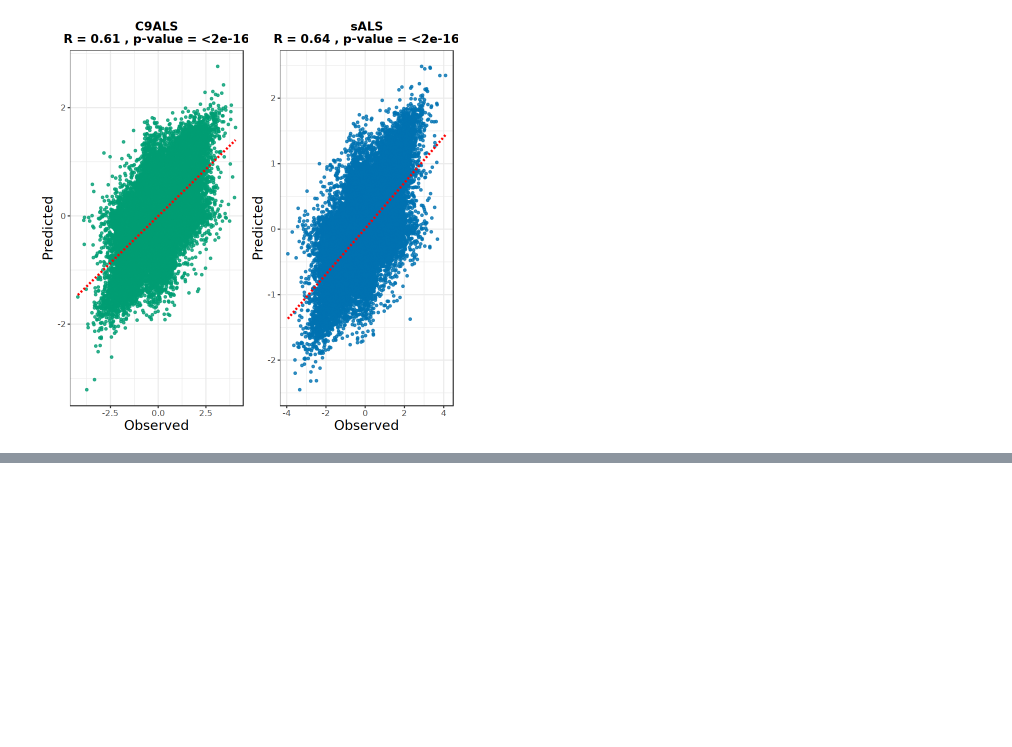
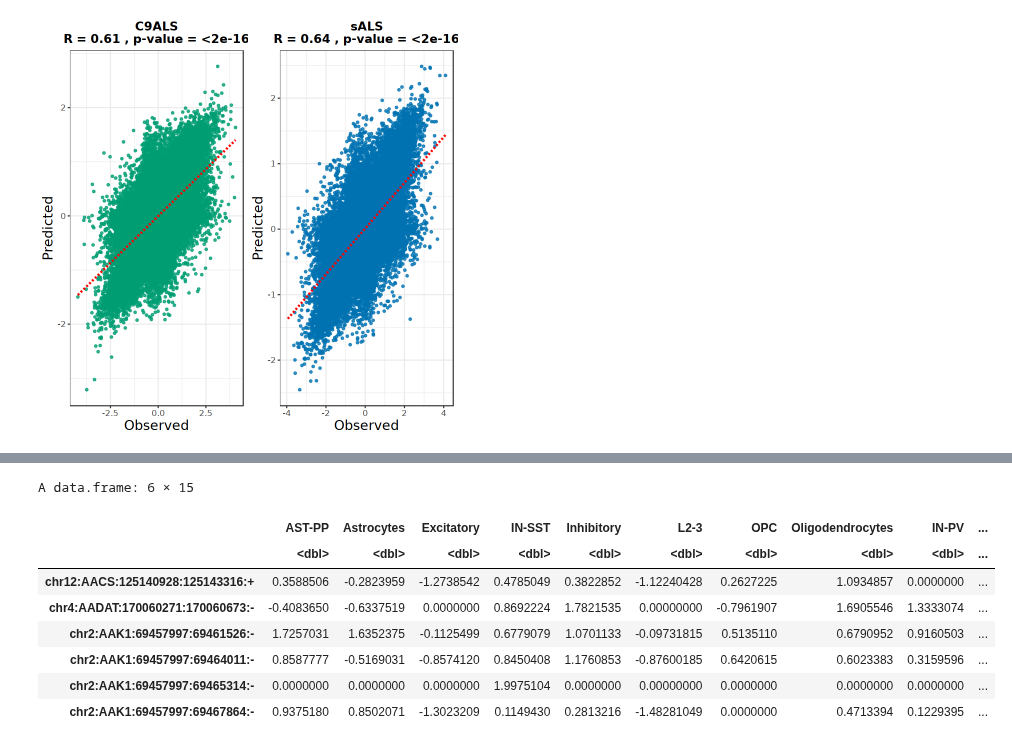
Before and after one commit to AidenSb/APA, a Jupyter notebook: For_DL_model/Model_performance_plots.ipynb, the cells around one changed output, grey strips where cells are left out. Saved outputs shown, nothing was run; the diff lists cells and outputs as text; code cells hidden in the pictures; blank space fills up the shorter version.

```diff
--- a/For_DL_model/Model_performance_plots.ipynb
+++ b/For_DL_model/Model_performance_plots.ipynb
@@ -101,0 +150,35 @@ ggsave("/data1/APA/Paul_ALS_Data/bams_in/subscelltype_bamfiles/Mapper_outs/resul
+# %%
+library(dplyr)
+library(reshape2)
+library(ggplot2)
+library(corrplot)
+
+# Assume c9meta and sAmeta are your dataframes
+all_celltypes <- c9_meta
+
+# Create a zero matrix
+meta_matrix <- matrix(0, nrow = length(unique(all_celltypes$switch_id)),
+                      ncol = length(unique(all_celltypes$celltype)))
+rownames(meta_matrix) <- unique(all_celltypes$switch_id)
+colnames(meta_matrix) <- unique(all_celltypes$celltype)
+
+# Fill the matrix
+for (celltype in unique(all_celltypes$celltype)){
+  switch_ids <- all_celltypes[all_celltypes$celltype == celltype, "switch_id"]
+  APA_lfc <- all_celltypes[all_celltypes$celltype == celltype, "APA_lfc"]
+  meta_matrix[switch_ids, celltype] <- APA_lfc
+}
+
+# Convert the matrix to a dataframe
+c9meta_df <- as.data.frame(meta_matrix)
+head(c9meta_df)
+# %% [output]
+A data.frame: 6 × 15
+|  | AST-PP | Astrocytes | Excitatory | IN-SST | Inhibitory | L2-3 | OPC | Oligodendrocytes | IN-PV | ... |
+|  | <dbl> | <dbl> | <dbl> | <dbl> | <dbl> | <dbl> | <dbl> | <dbl> | <dbl> | ... |
+| chr12:AACS:125140928:125143316:+ | 0.3588506 | -0.2823959 | -1.2738542 | 0.4785049 | 0.3822852 | -1.12240428 | 0.2627225 | 1.0934857 | 0.0000000 | ... |
+| chr4:AADAT:170060271:170060673:- | -0.4083650 | -0.6337519 | 0.0000000 | 0.8692224 | 1.7821535 | 0.00000000 | -0.7961907 | 1.6905546 | 1.3333074 | ... |
+| chr2:AAK1:69457997:69461526:- | 1.7257031 | 1.6352375 | -0.1125499 | 0.6779079 | 1.0701133 | -0.09731815 | 0.5135110 | 0.6790952 | 0.9160503 | ... |
+| chr2:AAK1:69457997:69464011:- | 0.8587777 | -0.5169031 | -0.8574120 | 0.8450408 | 1.1760853 | -0.87600185 | 0.6420615 | 0.6023383 | 0.3159596 | ... |
+| chr2:AAK1:69457997:69465314:- | 0.0000000 | 0.0000000 | 0.0000000 | 1.9975104 | 0.0000000 | 0.00000000 | 0.0000000 | 0.0000000 | 0.0000000 | ... |
+| chr2:AAK1:69457997:69467864:- | 0.9375180 | 0.8502071 | -1.3023209 | 0.1149430 | 0.2813216 | -1.48281049 | 0.0000000 | 0.4713394 | 0.1229395 | ... |
```
Also changed, not shown: parts of 4 cells of this notebook, 1 other file.
